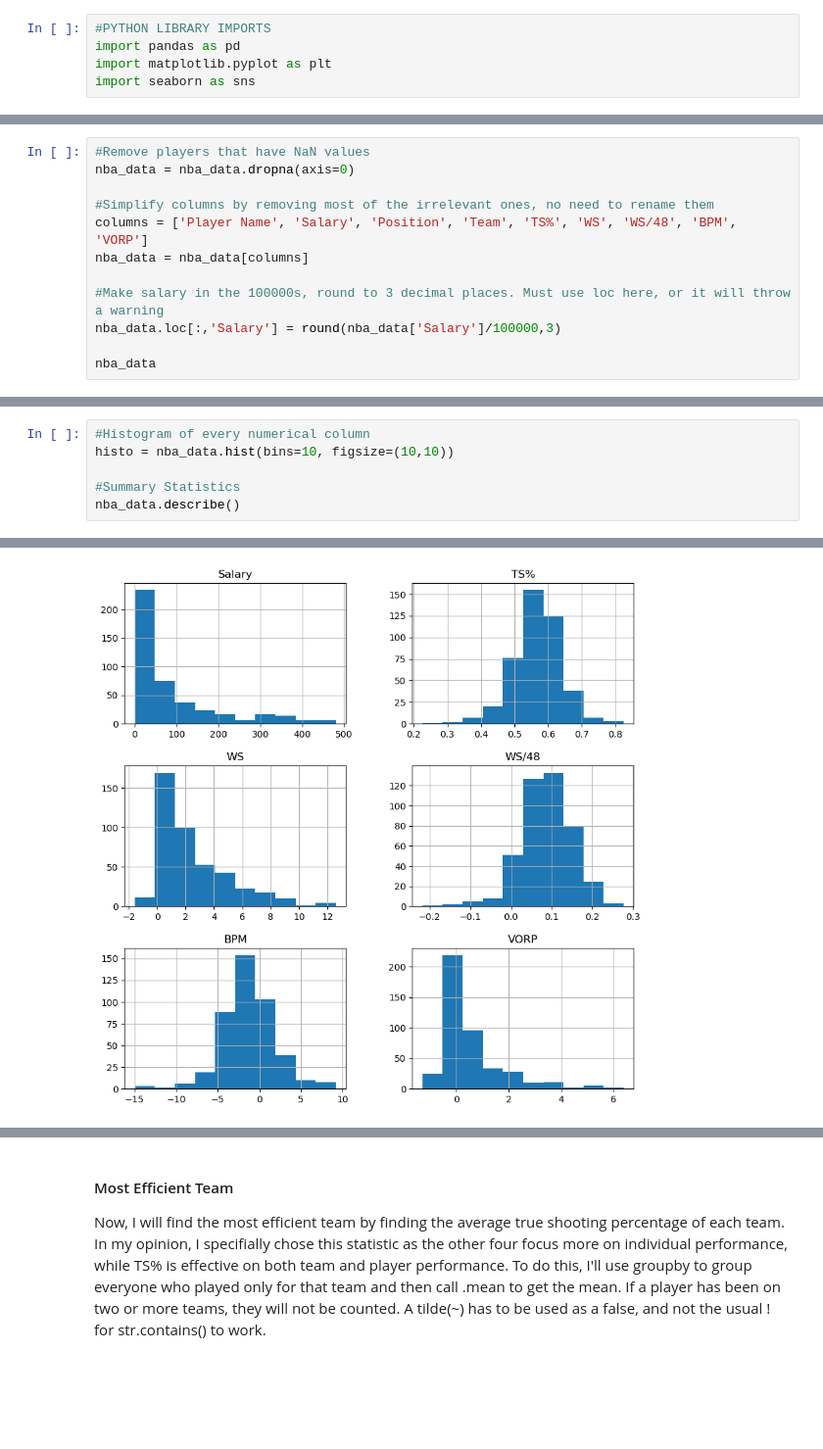
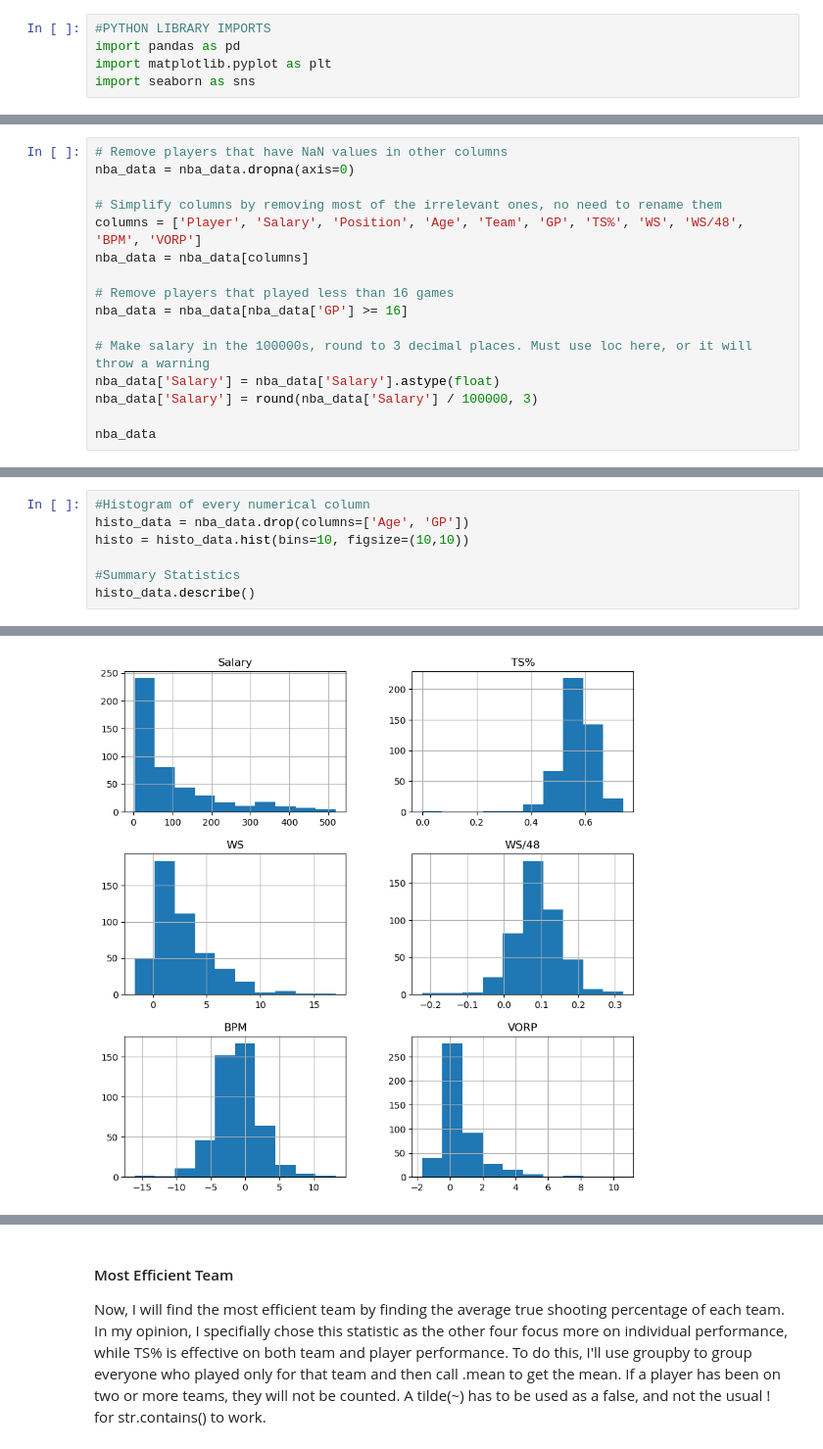
Before and after one commit to Koops0/EDANBA, a Jupyter notebook: 2023-2024/EDANBA.ipynb, the cells around one changed output, grey strips where cells are left out. Shown at 98% size. Saved outputs shown, nothing was run; the diff lists cells and outputs as text; blank space fills up the shorter version.

```diff
--- a/2023-2024/EDANBA.ipynb
+++ b/2023-2024/EDANBA.ipynb
@@ -59,13 +47,17 @@ After that, I will divide the salary by 100000, with the result rounded to 3 dec
 # %%
-#Remove players that have NaN values
+# Remove players that have NaN values in other columns
 nba_data = nba_data.dropna(axis=0)
 
-#Simplify columns by removing most of the irrelevant ones, no need to rename them
-columns = ['Player Name', 'Salary', 'Position', 'Team', 'TS%', 'WS', 'WS/48', 'BPM', 'VORP']
+# Simplify columns by removing most of the irrelevant ones, no need to rename them
+columns = ['Player', 'Salary', 'Position', 'Age', 'Team', 'GP', 'TS%', 'WS', 'WS/48', 'BPM', 'VORP']
 nba_data = nba_data[columns]
 
-#Make salary in the 100000s, round to 3 decimal places. Must use loc here, or it will throw a warning
-nba_data.loc[:,'Salary'] = round(nba_data['Salary']/100000,3)
+# Remove players that played less than 16 games
+nba_data = nba_data[nba_data['GP'] >= 16]
+
+# Make salary in the 100000s, round to 3 decimal places. Must use loc here, or it will throw a warning
+nba_data['Salary'] = nba_data['Salary'].astype(float)
+nba_data['Salary'] = round(nba_data['Salary'] / 100000, 3)
 
 nba_data
 # %% [output]
@@ -102,8 +92,9 @@ Based on the preliminary histogram of the dataset, I think salary has a positive
 # %%
 #Histogram of every numerical column
-histo = nba_data.hist(bins=10, figsize=(10,10))
+histo_data = nba_data.drop(columns=['Age', 'GP'])
+histo = histo_data.hist(bins=10, figsize=(10,10))
 
 #Summary Statistics
-nba_data.describe()
+histo_data.describe()
 # %% [output]
 |  | Salary | TS% | WS | WS/48 | BPM | VORP |
@@ -118,4 +109,4 @@ nba_data.describe()
-[figure, old version]
+[figure, new version]
 # %% [markdown]
 #### Salary and TS%
 
```
Also changed, not shown: parts of 32 cells of this notebook, 5 other files.
